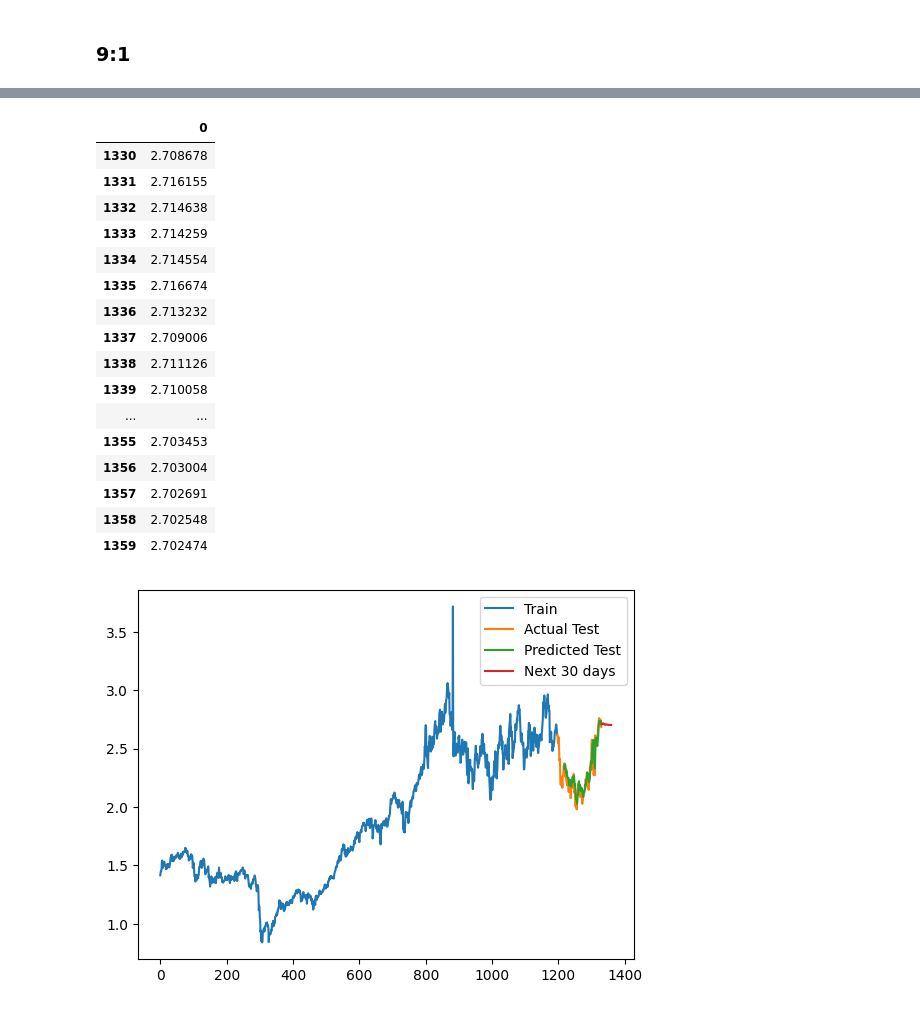
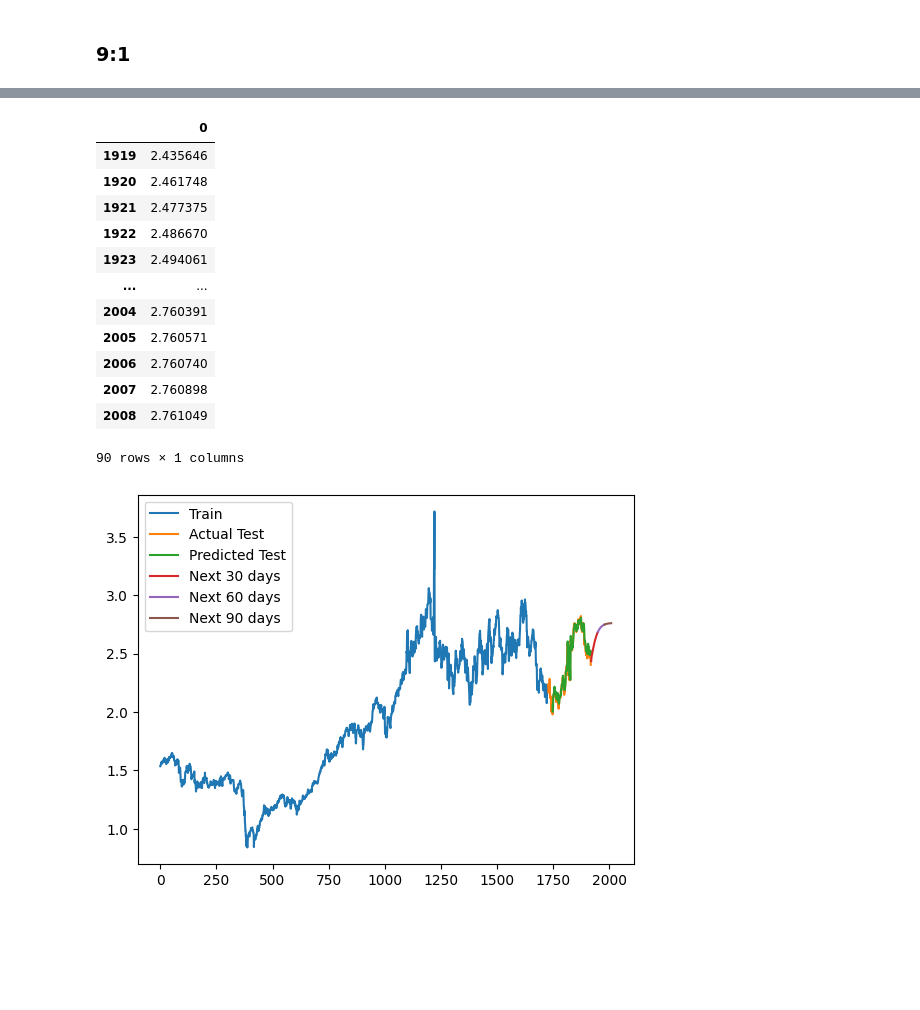
Before and after one commit to thanhhanggg/IS403_O21_9, a Jupyter notebook: model/RNN_Gasoline.ipynb, the cells around one changed output, grey strips where cells are left out. Drawn from its saved outputs; the diff is of its cells as text; code cells hidden in the pictures; blank space fills up the shorter version.

```diff
--- a/model/RNN_Gasoline.ipynb
+++ b/model/RNN_Gasoline.ipynb
@@ -480,15 +517,17 @@ MAE trên tập test là: 0.05274116573164947
 # %%
-last_30_days = price_scaled[-look_back:]
-next_30_days = []
+# Dự báo giá trị 90 ngày trong tương lai
+last_20_days = price_scaled[-look_back:]
+next_90_days = []
 
-for i in range(30):
-    x = last_30_days[-look_back:].reshape(1, look_back, 1)
+for i in range(90):
+    x = last_20_days[-look_back:].reshape(1, look_back, 1)
     y_hat = model.predict(x)
-    next_30_days.append(y_hat[0, 0])
-    last_30_days = np.append(last_30_days, y_hat)[-look_back:]
+    next_90_days.append(y_hat)
+    last_20_days = np.append(last_20_days, y_hat, axis=0)
 
-next_30_days = np.array(next_30_days).reshape(-1, 1)
-next_30_days = scaler.inverse_transform(next_30_days)
+next_90_days = np.array(next_90_days).reshape(-1, 1)
+next_90_days = scaler.inverse_transform(next_90_days)
 
-print(next_30_days)
+print("Dự báo giá trị 90 ngày trong tương lai:")
+print(next_90_days)
 # %% [output]
@@ -515,39 +554,40 @@ test_predict_index = range(len(train_data)+look_back, len(train_data)+look_back+
 test_predict_df.index = test_predict_index
 
 
-next_30_days_df = pd.DataFrame(next_30_days)
-next_30_index = range(len(df), len(df)+len(next_30_days))
-next_30_days_df.index = next_30_index
+next_90_days_df = pd.DataFrame(next_90_days)
+
+next_90_index = range(len(df), len(df)+len(next_90_days))
+next_90_days_df.index = next_90_index
 
 train_data_df = df[:train_size][['Price']]
 test_data_df = df[train_size:train_size + test_size][['Price']]
-next_30_days_df
+next_90_days_df
 # %% [output]
 |  | 0 |
-| 1330 | 2.708678 |
-| 1331 | 2.716155 |
-| 1332 | 2.714638 |
-| 1333 | 2.714259 |
-| 1334 | 2.714554 |
-| 1335 | 2.716674 |
-| 1336 | 2.713232 |
-| 1337 | 2.709006 |
-| 1338 | 2.711126 |
-| 1339 | 2.710058 |
+| 1919 | 2.435646 |
+| 1920 | 2.461748 |
+| 1921 | 2.477375 |
+| 1922 | 2.486670 |
+| 1923 | 2.494061 |
 | ... | ... |
-| 1355 | 2.703453 |
-| 1356 | 2.703004 |
-| 1357 | 2.702691 |
-| 1358 | 2.702548 |
-| 1359 | 2.702474 |
+| 2004 | 2.760391 |
+| 2005 | 2.760571 |
+| 2006 | 2.760740 |
+| 2007 | 2.760898 |
+| 2008 | 2.761049 |
+90 rows × 1 columns
 # %%
+next_30_days_plt = next_90_days_df[:30]
+next_60_days_plt = next_90_days_df[30:60]
+next_90_days_plt = next_90_days_df[60:]
 plt.plot(train_data_df, label='Train')
 plt.plot(test_data_df, label='Actual Test')
-
 plt.plot(test_predict_df, label='Predicted Test')
-plt.plot(next_30_days_df, label='Next 30 days')
+plt.plot(next_30_days_plt, label='Next 30 days')
+plt.plot(next_60_days_plt, label='Next 60 days')
+plt.plot(next_90_days_plt, label='Next 90 days')
+plt.savefig("RNN_Gasoline_91.png")
 plt.legend()
-plt.savefig('RNN_Gasoline_Oil_91.png')
 plt.show()
 # %% [output]
-[figure, old version]
+[figure, new version]
```
Also changed, not shown: parts of 26 cells of this notebook, 13 other files.
